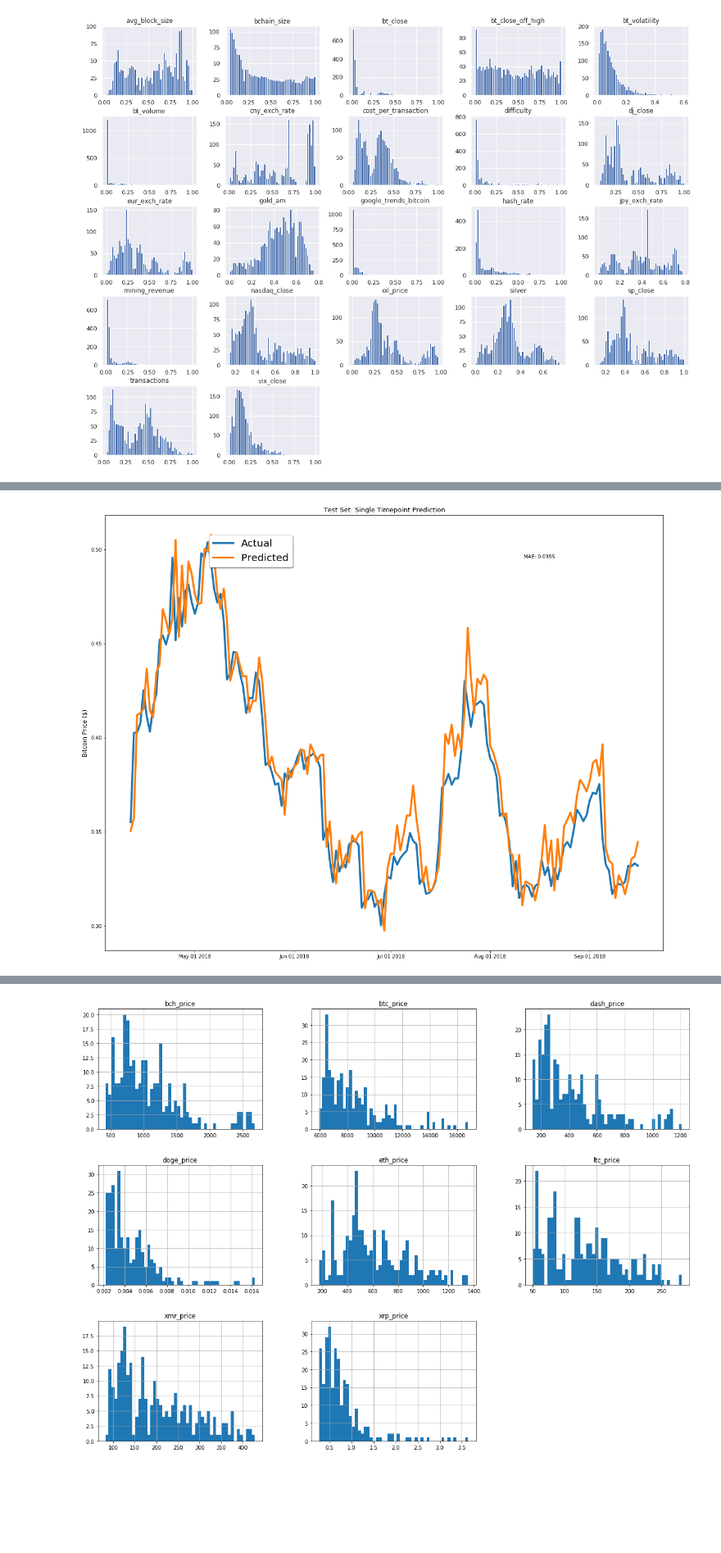
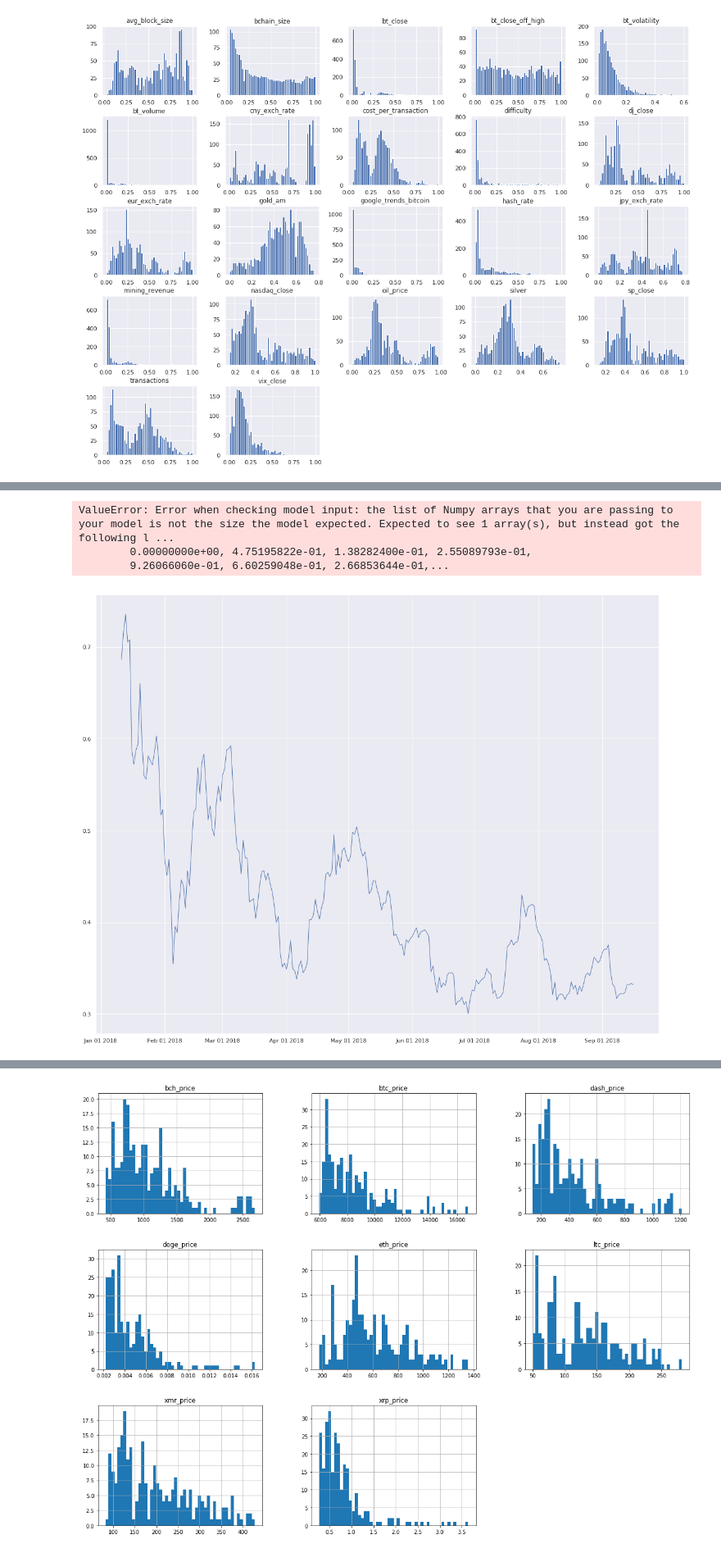
Before and after one commit to kejsiStruga/bitcoin-price-prediction, a Jupyter notebook: Data Gathering.ipynb, the cells around one changed output, grey strips where cells are left out. Shown at 82% size. Saved outputs shown, nothing was run; the diff lists cells and outputs as text; code cells hidden in the pictures; blank space fills up the shorter version.

```diff
--- a/Data Gathering.ipynb
+++ b/Data Gathering.ipynb
@@ -488,7 +488,7 @@ Hover to magify
 | silver | 0.16 | 0.037 | 0.017 | 0.037 | -0.031 | 2.1e-05 | -0.035 | ... |
 | oil_price | -0.0012 | -0.021 | 0.0023 | -0.025 | -0.037 | 0.0054 | -0.026 | ... |
 # %%
-split_date = '2018-03-01' # Therefore, the test dataset has values from 2018-01-03 to 2018-09-13
+split_date = '2018-01-01' # Therefore, the test dataset has values from 2018-01-03 to 2018-09-13
 
 # we don't need the date columns anymore
 training_set, test_set = btc_final[btc_final['date']<split_date], btc_final[btc_final['date']>=split_date]
@@ -569,15 +532,17 @@ LSTM_test_inputs = np.array(LSTM_test_inputs)
 from keras.models import Sequential
 from keras.layers import Activation, Dense
 from keras.layers import LSTM
+from keras.layers import GRU
 from keras.layers import Dropout
+from keras import optimizers
 
-def build_model(inputs, output_size, neurons, activ_func="linear",
-                dropout=0.25, loss="mae", optimizer="adam"):
+"""
+    If network is overfitting => decrease batch size; the vice-versa for underfitting
+"""
+def lstm_model(inputs, output_size, neurons, optimizer, loss, activ_func="linear",
+                dropout=0.25):
+
     model = Sequential()
-
-    print(inputs.shape[1])
-    print(inputs.shape[2])
-
     model.add(LSTM(neurons, input_shape=(inputs.shape[1], inputs.shape[2])))
     model.add(Dropout(dropout))
     model.add(Dense(units=output_size))
@@ -585,3 +550,18 @@ def build_model(inputs, output_size, neurons, activ_func="linear",
 
     model.compile(loss=loss, optimizer=optimizer)
     return model
+
+def gru_model(inputs, output_size, neurons, optimizer='adam', loss='mse', activ_func_1='tanh',
+                 activ_func_2='relu', dropout=0.2):
+
+    #step_size = win_size
+    step_size = inputs.shape[1]
+    nb_features = inputs.shape[2]
+    model = Sequential()
+    model.add(GRU(units=neurons, input_shape=(step_size,nb_features),return_sequences=False))
+    model.add(Activation(activ_func_1))
+    model.add(Dropout(dropout))
+    model.add(Dense(output_size))
+    model.add(Activation(activ_func_2))
+    model.compile(loss=loss, optimizer=optimizer)
+    return model
@@ -594,13 +572,16 @@ rcParams['font.size'] = 10
 rcParams['lines.linewidth'] = 4
 rcParams['figure.figsize'] = (20, 16)
 
+# Optmizer
+sgd = optimizers.SGD(lr=0.01, decay=1e-6, momentum=0.9, nesterov=True)
+
 # random seed for reproducibility
 np.random.seed(202)
 # we'll try to predict the closing price for the next 5 days
 # change this value if you want to make longer/shorter prediction
-pred_range = 100
+pred_range = 300
 # initialise model architecture
-bt_model = build_model(LSTM_training_inputs, output_size=pred_range, neurons = 20)
+bt_model = gru_model(LSTM_training_inputs, output_size=pred_range, neurons = 50)
 # model output is next 5 prices normalised to 10th previous closing price
 LSTM_training_outputs = []
 for i in range(window_len, len(training_set['bt_close'])-pred_range):
@@ -632,30 +633,33 @@ Epoch 42/50
 # %%
-%matplotlib inline
+# %matplotlib inline
 from matplotlib import rcParams # this module controls the default values for plotting in matplotlib
 rcParams['font.size'] = 10
-rcParams['lines.linewidth'] = 4
+rcParams['lines.linewidth'] = 1
 rcParams['figure.figsize'] = (20, 16)
 
 fig, ax1 = plt.subplots(1,1)
 ax1.set_xticks([datetime.date(2018,i+1,1) for i in range(12)])
 ax1.set_xticklabels([datetime.date(2018,i+1,1).strftime('%b %d %Y')  for i in range(12)])
 ax1.plot(btc_final[btc_final['date']>= split_date]['date'][window_len:].astype(datetime.datetime),
          test_set['bt_close'][window_len:], label='Actual')
 
 ax1.plot(btc_final[btc_final['date']>= split_date]['date'][window_len:].astype(datetime.datetime),
          ((np.transpose(bt_model.predict(LSTM_test_inputs))+1) * test_set['bt_close'].values[:-window_len])[0],
          label='Predicted')
 
 ax1.annotate('MAE: %.4f'%np.mean(np.abs((np.transpose(bt_model.predict(LSTM_test_inputs))+1)-\
             (test_set['bt_close'].values[window_len:])/(test_set['bt_close'].values[:-window_len]))),
              xy=(0.75, 0.9),  xycoords='axes fraction',
             xytext=(0.75, 0.9), textcoords='axes fraction')
 ax1.set_title('Test Set: Single Timepoint Prediction',fontsize=13)
 ax1.set_ylabel('Bitcoin Price ($)',fontsize=12)
 ax1.legend(bbox_to_anchor=(0.15, 1), loc=2, borderaxespad=2, prop={'size': 20}, shadow=True)
 plt.show()
 # %% [output]
+ValueError: Error when checking model input: the list of Numpy arrays that you are passing to your model is not the size the model expected. Expected to see 1 array(s), but instead got the following l ...
+        0.00000000e+00, 4.75195822e-01, 1.38282400e-01, 2.55089793e-01,
+        9.26066060e-01, 6.60259048e-01, 2.66853644e-01,...
-[figure, old version]
+[figure, new version]
 # %%
 %matplotlib inline
 fig, ax1 = plt.subplots(1, 1, figsize=(15, 9)) # 1 row 1 col
```
Also changed, not shown: parts of 9 cells of this notebook, 1 other file.
